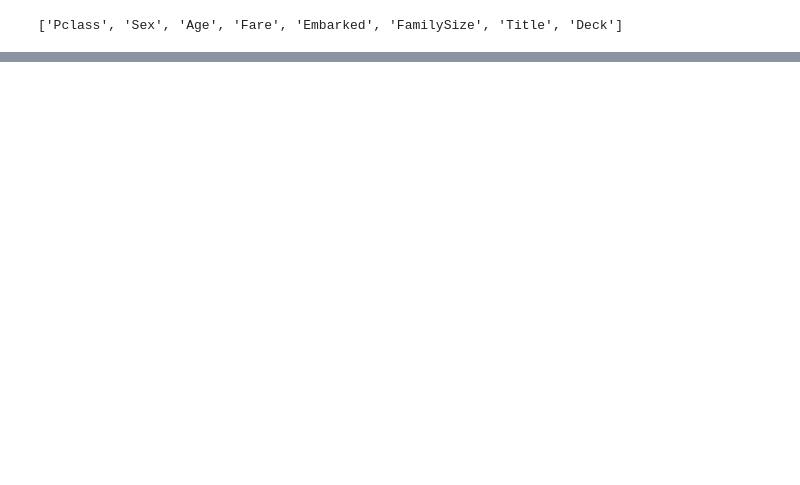
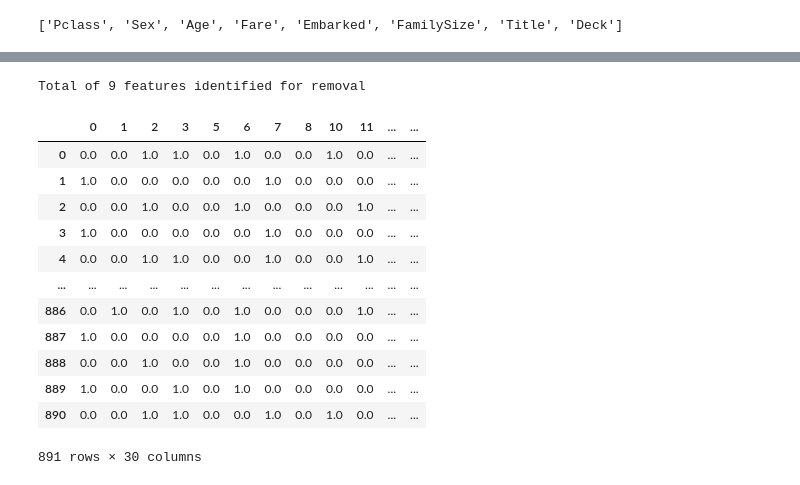
Before and after one commit to leoregino/Titanic, a Jupyter notebook: notebooks/exploration/MV_02_Predictions.ipynb, the cells around one changed output, grey strips where cells are left out. Cells and saved outputs as stored; diff of their text form; code cells hidden in the pictures; blank space fills up the shorter version.

```diff
--- a/notebooks/exploration/MV_02_Predictions.ipynb
+++ b/notebooks/exploration/MV_02_Predictions.ipynb
@@ -295,0 +391,23 @@ features_num
+# %%
+# gather all identified features for for removal
+remove = fs.check_removal()
+# %% [output]
+Total of 9 features identified for removal
+# %%
+# Remove features suggested for Training and Testing data
+X_train_data2 = X_train_data2.drop(np.intersect1d(remove, X_train_data2.keys()), axis=1)
+X_train_data2
+# %% [output]
+|  | 0 | 1 | 2 | 3 | 5 | 6 | 7 | 8 | 10 | 11 | ... | ... |
+| 0 | 0.0 | 0.0 | 1.0 | 1.0 | 0.0 | 1.0 | 0.0 | 0.0 | 1.0 | 0.0 | ... | ... |
+| 1 | 1.0 | 0.0 | 0.0 | 0.0 | 0.0 | 0.0 | 1.0 | 0.0 | 0.0 | 0.0 | ... | ... |
+| 2 | 0.0 | 0.0 | 1.0 | 0.0 | 0.0 | 1.0 | 0.0 | 0.0 | 0.0 | 1.0 | ... | ... |
+| 3 | 1.0 | 0.0 | 0.0 | 0.0 | 0.0 | 0.0 | 1.0 | 0.0 | 0.0 | 0.0 | ... | ... |
+| 4 | 0.0 | 0.0 | 1.0 | 1.0 | 0.0 | 0.0 | 1.0 | 0.0 | 0.0 | 1.0 | ... | ... |
+| ... | ... | ... | ... | ... | ... | ... | ... | ... | ... | ... | ... | ... |
+| 886 | 0.0 | 1.0 | 0.0 | 1.0 | 0.0 | 1.0 | 0.0 | 0.0 | 0.0 | 1.0 | ... | ... |
+| 887 | 1.0 | 0.0 | 0.0 | 0.0 | 0.0 | 1.0 | 0.0 | 0.0 | 0.0 | 0.0 | ... | ... |
+| 888 | 0.0 | 0.0 | 1.0 | 0.0 | 0.0 | 1.0 | 0.0 | 0.0 | 0.0 | 0.0 | ... | ... |
+| 889 | 1.0 | 0.0 | 0.0 | 1.0 | 0.0 | 1.0 | 0.0 | 0.0 | 0.0 | 0.0 | ... | ... |
+| 890 | 0.0 | 0.0 | 1.0 | 1.0 | 0.0 | 0.0 | 1.0 | 0.0 | 1.0 | 0.0 | ... | ... |
+891 rows × 30 columns
```
Also changed, not shown: parts of 19 cells of this notebook, 1 other file.
